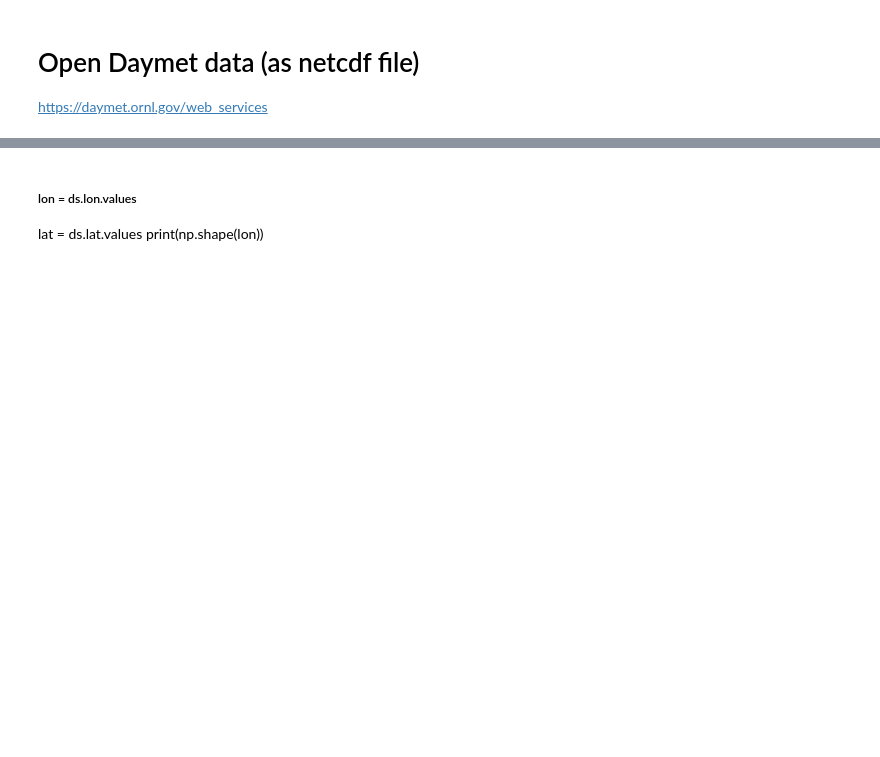
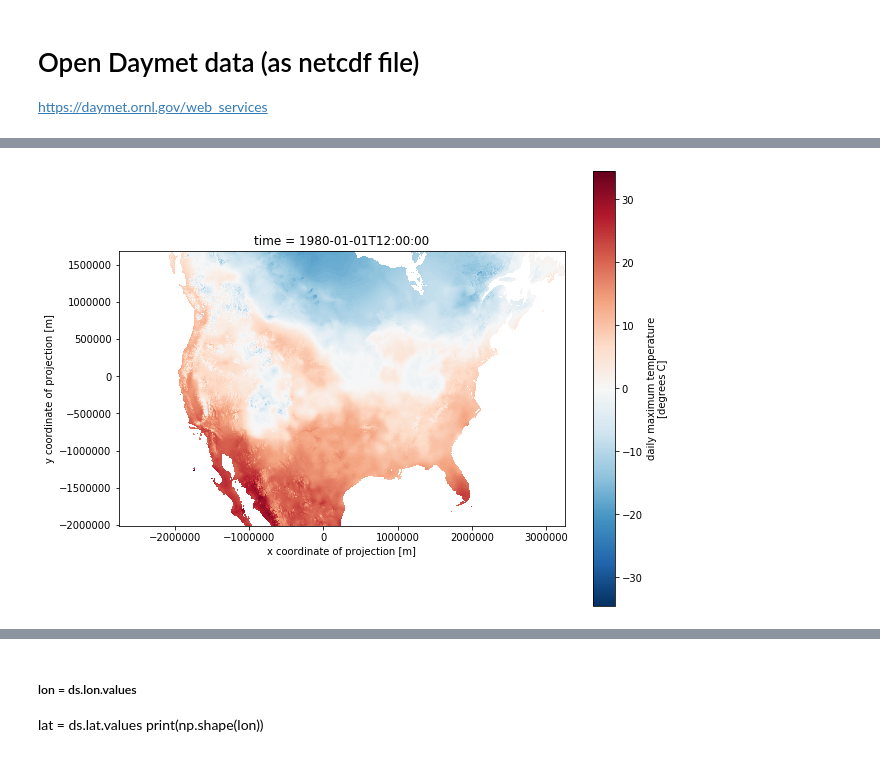
Before and after one commit to nhm-usgs/onhm-fetcher-parser, a Jupyter notebook: notebooks/final_notebooks/Daymet_hru_v1_1_testMap.ipynb, the cells around one changed output, grey strips where cells are left out. Saved outputs shown, nothing was run; the diff lists cells and outputs as text; code cells hidden in the pictures; blank space fills up the shorter version.

```diff
--- a/notebooks/final_notebooks/Daymet_hru_v1_1_testMap.ipynb
+++ b/notebooks/final_notebooks/Daymet_hru_v1_1_testMap.ipynb
@@ -208,0 +224,11 @@ plt.show()
+# %%
+ds_dent = ds_den.tmax.sel(time='1980-01-01T12:00:00',
+                         y=slice(y_max*1000.0, y_min*1000.0), x=slice(x_min*1000.0,x_max*1000.0) )
+# ds_den_sel = ds_dent.where((ds_dent.x >= ds.x.min()*1000) & (ds_dent.x <= ds.x.max()*1000) &
+#                            (ds_dent.y >= ds.y.min()*1000) & (ds_dent.y <= ds.y.max()*1000))
+# ds_den_sel = ds_dent.sel(x=slice(ds.x.min(),ds.x.max()), y=slice(ds.y.min(), ds.y.max()))
+p = ds_dent.plot()
+p.axes.set_aspect('equal')
+plt.show()
+# %% [output]
+[figure, added]
```
Also changed, not shown: parts of 17 cells of this notebook.
